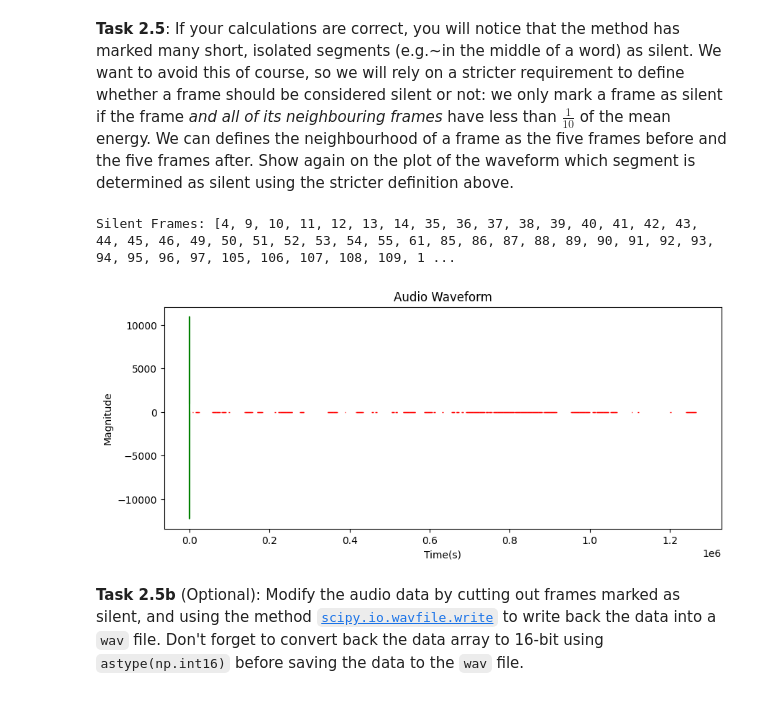
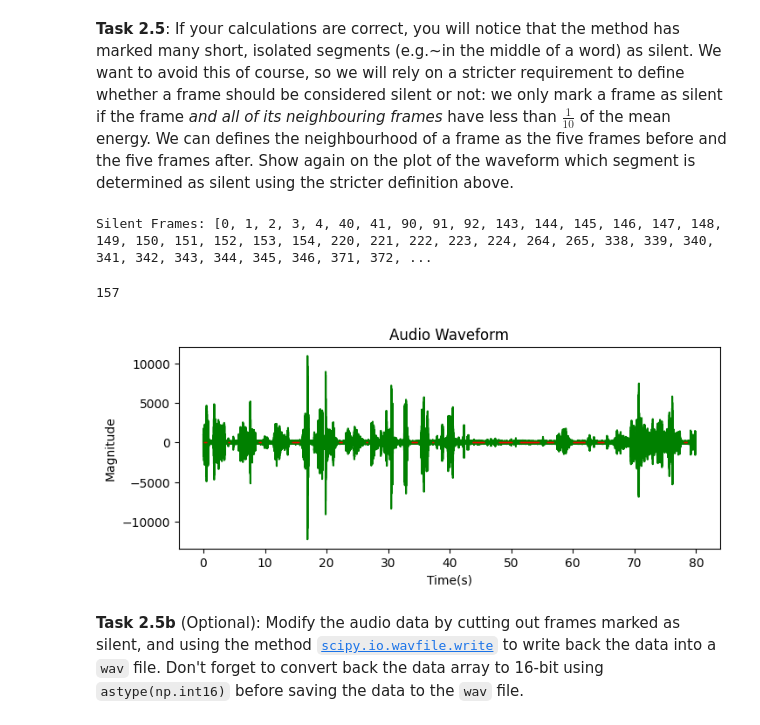
Before and after one commit to alessiasanfelici/IN4080--NLP-Exercises, a Jupyter notebook: NLP-Projects/mandatory 3/oblig3.ipynb, the cells around one changed output. Drawn from its saved outputs; the diff is of its cells as text; code cells hidden in the pictures.

```diff
--- a/NLP-Projects/mandatory 3/oblig3.ipynb
+++ b/NLP-Projects/mandatory 3/oblig3.ipynb
@@ -344,7 +344,7 @@ energies = []
 frame_size = int(0.2*fs)
 frame_step = int(0.1*fs)
 
-for i in range(0, len(data) - frame_size, frame_step):
+for i in range(0, len(data) - frame_size+1, frame_step):
     frame_data = data[i:i+frame_size]
     energy = abs(np.sum(frame_data**2))
     energies.append(energy)
@@ -375,7 +377,7 @@ plt.xlabel("Time(s)")
 plt.ylabel("Magnitude")
 
 for s in silent_frames:
-    plt.hlines(0, s*frame_step, s*frame_step + frame_size, colors = "r", linewidth = 1)
+    plt.hlines(0, s*0.1, s*0.1 + 0.2, colors = "r", linewidth = 1)
 
 plt.show()
 # %% [output]
@@ -390,23 +392,25 @@ for i in range(len(energies)):
     if all(energy < 0.1 * mean_energy for energy in energies[i-5:i+6]):
         silent_frames_adj.append(i)
 
-print("Silent Frames:", silent_frames)
+print("Silent Frames:", silent_frames_adj)
+len(silent_frames_adj)
 # %% [output]
-Silent Frames: [4, 9, 10, 11, 12, 13, 14, 35, 36, 37, 38, 39, 40, 41, 42, 43, 44, 45, 46, 49, 50, 51, 52, 53, 54, 55, 61, 85, 86, 87, 88, 89, 90, 91, 92, 93, 94, 95, 96, 97, 105, 106, 107, 108, 109, 1 ...
+Silent Frames: [0, 1, 2, 3, 4, 40, 41, 90, 91, 92, 143, 144, 145, 146, 147, 148, 149, 150, 151, 152, 153, 154, 220, 221, 222, 223, 224, 264, 265, 338, 339, 340, 341, 342, 343, 344, 345, 346, 371, 372, ...
+157
 # %%
 import matplotlib.pyplot as plt
-plt.figure(figsize = (10,4))
+plt.figure(figsize = (8,3))
 plt.plot(np.linspace(0, len(data)/fs, len(data)), data, color = "g")
 plt.title("Audio Waveform")
 plt.xlabel("Time(s)")
 plt.ylabel("Magnitude")
 
-for s in silent_frames:
-    plt.hlines(0, s*frame_step, s*frame_step + frame_size, colors = "r", linewidth = 1)
+for s in silent_frames_adj:
+    plt.hlines(0, s*0.1, s*0.1 + 0.2, colors = "r", linewidth = 1)
 
 plt.show()
 # %% [output]
-[figure, old version]
+[figure, new version]
 # %% [markdown]
 __Task 2.5b__ (Optional): Modify the audio data by cutting out frames marked as silent, and using the method [`scipy.io.wavfile.write`](https://docs.scipy.org/doc/scipy/reference/generated/scipy.io.wavfile.write.html) to write back the data into a `wav` file. Don't forget to convert back the data array to 16-bit using `astype(np.int16)` before saving the data to the `wav` file.
 # %%
```
Also changed, not shown: parts of 3 cells of this notebook, 1 other file.
